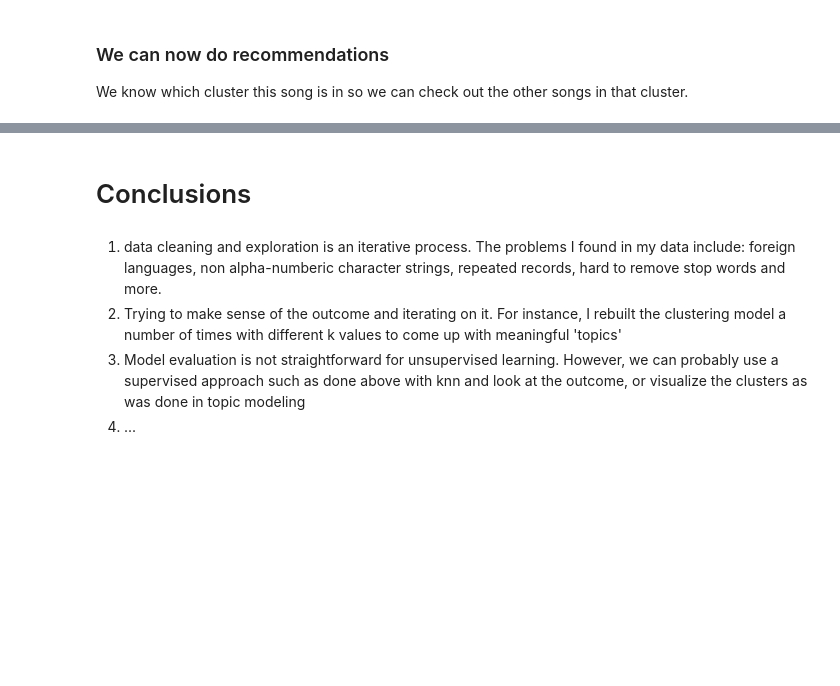
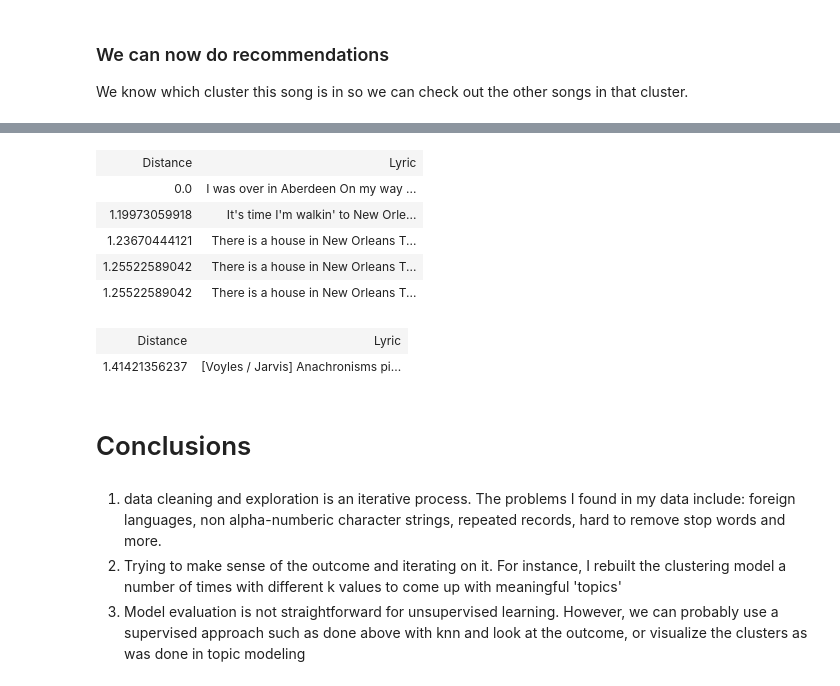
Before and after one commit to bertomartin/capstone2016, a Jupyter notebook: notebooks/lyrics_kmeans.ipynb, the cells around one changed output, grey strips where cells are left out. Saved outputs shown, nothing was run; the diff lists cells and outputs as text; code cells hidden in the pictures; blank space fills up the shorter version.

```diff
--- a/notebooks/lyrics_kmeans.ipynb
+++ b/notebooks/lyrics_kmeans.ipynb
@@ -268,7 +270,7 @@ joblib.dump(lyrics_features, 'lyrics_features.pkl')
 # K-Means
 # %%
 # initial model
-num_clusters = 30
+num_clusters = 10
 from sklearn.cluster import KMeans
 km = KMeans(n_clusters = num_clusters, init = 'k-means++', max_iter=100, n_init=1, verbose = True)
 # %%
@@ -568,3 +530,33 @@ Leaving part of us behind
+# %%
+from ipy_table import *
+
+""" prints table of recommendations """
+recommend = recommendations[:5] # get the first num records
+recommend.insert(0, ('Distance', 'Lyric'))
+make_table(recommend)
+render()
+
+set_column_style(0, width='100', bold=True, color='hsla(225, 80%, 94%, 1)')
+set_column_style(1, width='700')
+# %% [output]
+| Distance | Lyric |
+| 0.0 | I was over in Aberdeen On my way ... |
+| 1.19973059918 | It's time I'm walkin' to New Orle... |
+| 1.23670444121 | There is a house in New Orleans T... |
+| 1.25522589042 | There is a house in New Orleans T... |
+| 1.25522589042 | There is a house in New Orleans T... |
+# %%
+#print(recommendations[-1][1]) # last one in that cluster of 5150
+recommend2 = [recommendations[-1]] # get the first num records
+recommend2.insert(0, ('Distance', 'Lyric'))
+make_table(recommend2)
+render()
+
+set_column_style(0, width='100', bold=True, color='hsla(225, 80%, 94%, 1)')
+set_column_style(1, width='700')
+# %% [output]
+| Distance | Lyric |
+| 1.41421356237 | [Voyles / Jarvis] Anachronisms pi... |
 # %% [markdown]
 # Conclusions
 # %% [markdown]
@@ -574,4 +566,3 @@ Leaving part of us behind
     times with different k values to come up with meaningful 'topics'
 3. Model evaluation is not straightforward for unsupervised learning. However, we can probably use a supervised approach
    such as done above with knn and look at the outcome, or visualize the clusters as was done in topic modeling
-4. ...
```
Also changed, not shown: parts of 14 cells of this notebook, 3 other files.
